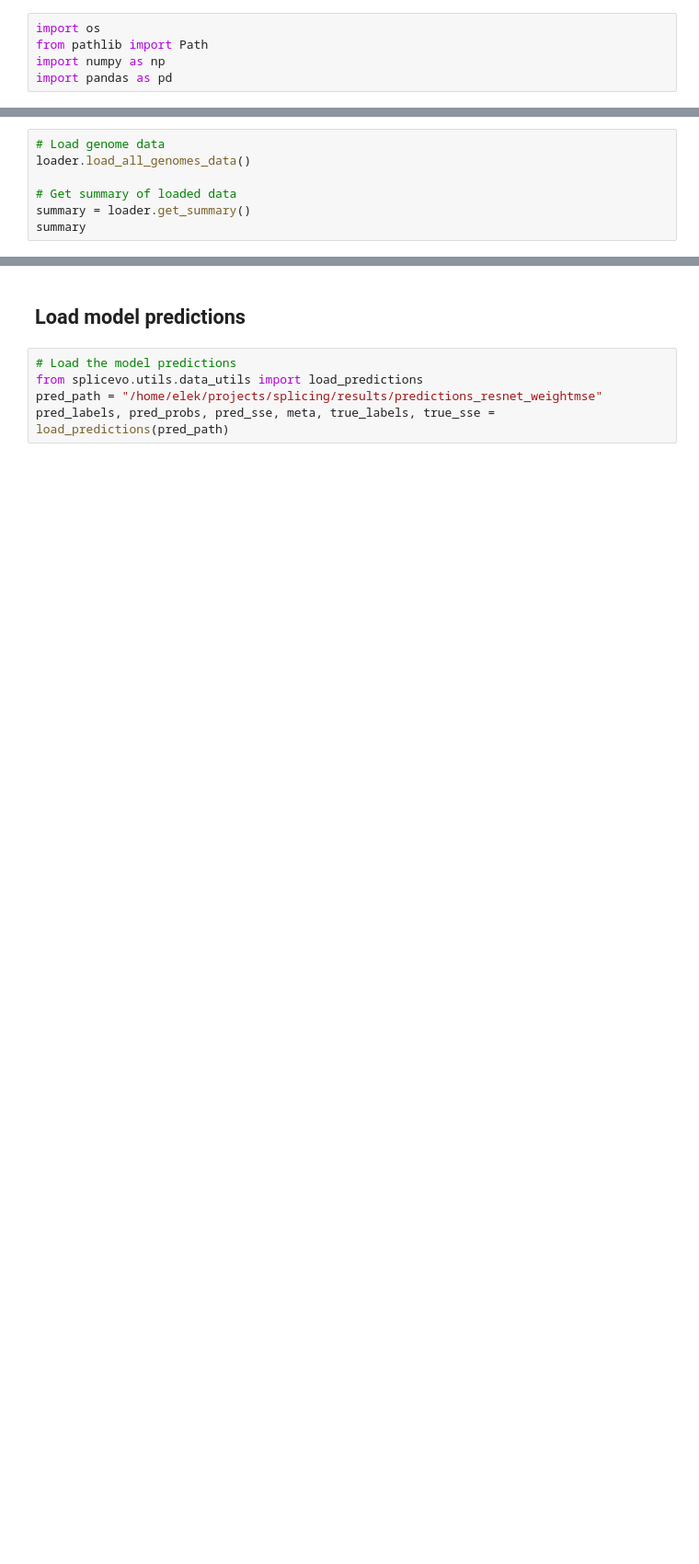
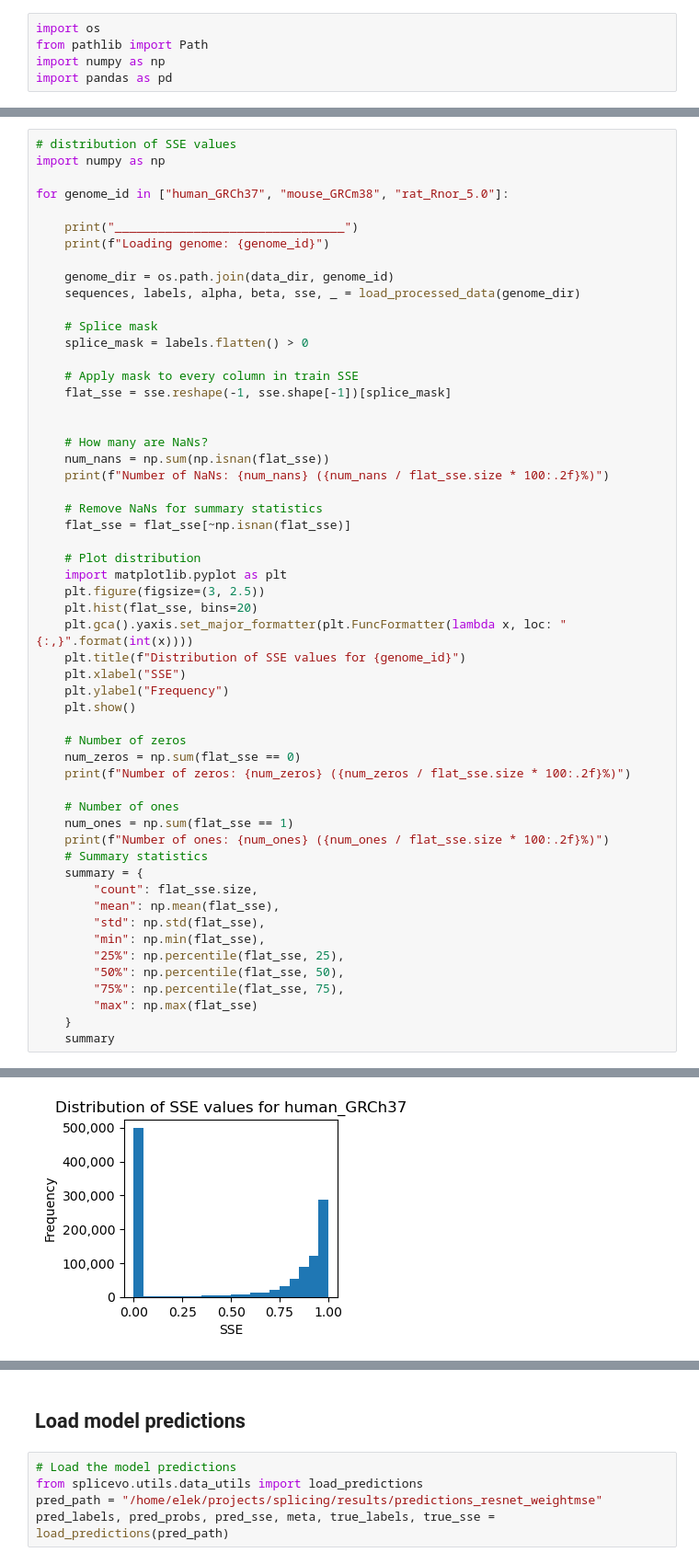
Before and after one commit to anamariaelek/splicing, a Jupyter notebook: notebooks/05_sanity.ipynb, the cells around one changed output, grey strips where cells are left out. Shown at 92% size. Saved outputs shown, nothing was run; the diff lists cells and outputs as text; blank space fills up the shorter version.

```diff
--- a/notebooks/05_sanity.ipynb
+++ b/notebooks/05_sanity.ipynb
@@ -50,7 +5,0 @@ Loaded 611728 usage entries for Brain 4
-# %%
-# Load genome data
-loader.load_all_genomes_data()
-
-# Get summary of loaded data
-summary = loader.get_summary()
-summary
@@ -143,0 +32,56 @@ usage_info
+# %%
+# distribution of SSE values
+import numpy as np
+
+for genome_id in ["human_GRCh37", "mouse_GRCm38", "rat_Rnor_5.0"]:
+
+	print("________________________________")
+	print(f"Loading genome: {genome_id}")
+
+	genome_dir = os.path.join(data_dir, genome_id)
+	sequences, labels, alpha, beta, sse, _ = load_processed_data(genome_dir)
+
+	# Splice mask
+	splice_mask = labels.flatten() > 0
+
+	# Apply mask to every column in train SSE
+	flat_sse = sse.reshape(-1, sse.shape[-1])[splice_mask]
+
+
+	# How many are NaNs?
+	num_nans = np.sum(np.isnan(flat_sse))
+	print(f"Number of NaNs: {num_nans} ({num_nans / flat_sse.size * 100:.2f}%)")
+
+	# Remove NaNs for summary statistics
+	flat_sse = flat_sse[~np.isnan(flat_sse)]
+
+	# Plot distribution
+	import matplotlib.pyplot as plt
+	plt.figure(figsize=(3, 2.5))
+	plt.hist(flat_sse, bins=20)
+	plt.gca().yaxis.set_major_formatter(plt.FuncFormatter(lambda x, loc: "{:,}".format(int(x))))
+	plt.title(f"Distribution of SSE values for {genome_id}")
+	plt.xlabel("SSE")
+	plt.ylabel("Frequency")
+	plt.show()
+
+	# Number of zeros
+	num_zeros = np.sum(flat_sse == 0)
+	print(f"Number of zeros: {num_zeros} ({num_zeros / flat_sse.size * 100:.2f}%)")
+
+	# Number of ones
+	num_ones = np.sum(flat_sse == 1)
+	print(f"Number of ones: {num_ones} ({num_ones / flat_sse.size * 100:.2f}%)")
+	# Summary statistics
+	summary = {
+		"count": flat_sse.size,
+		"mean": np.mean(flat_sse),
+		"std": np.std(flat_sse),
+		"min": np.min(flat_sse),
+		"25%": np.percentile(flat_sse, 25),
+		"50%": np.percentile(flat_sse, 50),
+		"75%": np.percentile(flat_sse, 75),
+		"max": np.max(flat_sse)
+	}
+	summary
+# %% [output]
@@ -143,0 +99 @@ usage_info
+[figure, added]
```
Also changed, not shown: parts of 29 cells of this notebook, 35 other files.
